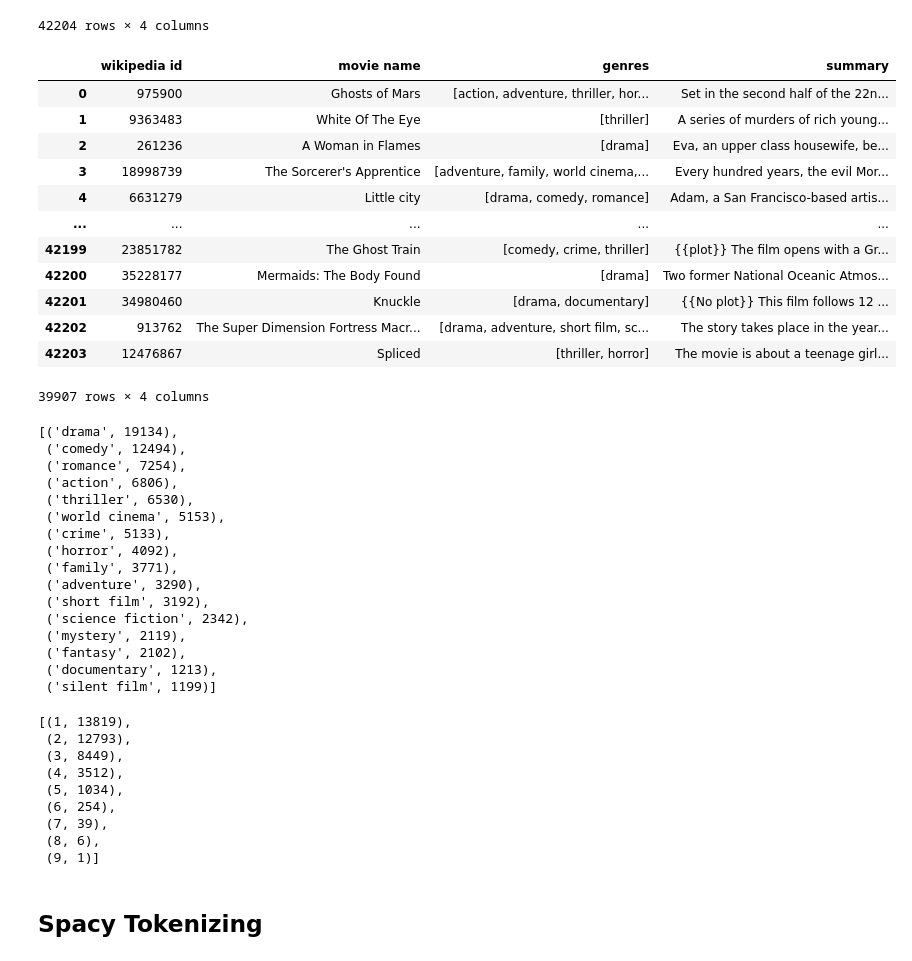
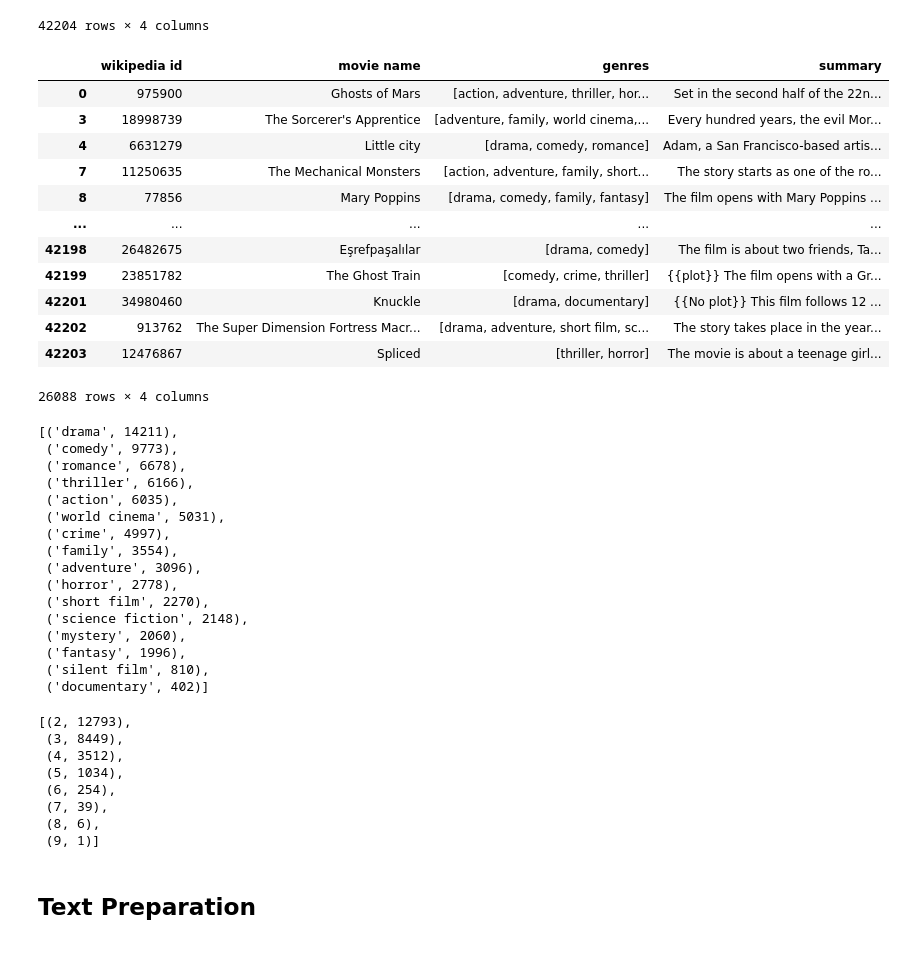
Before and after one commit to CIT-NLP/NLP-final-project, a Jupyter notebook: 366_final_project_preprocessing.ipynb, the cells around one changed output. Cells and saved outputs as stored; diff of their text form; code cells hidden in the pictures.

```diff
--- a/366_final_project_preprocessing.ipynb
+++ b/366_final_project_preprocessing.ipynb
@@ -178,71 +142,80 @@ df
 # %%
 import re
 
+# targets
 regex_list = ['drama', 'comedy', 'action', 'adventure', 'roman', 'crime',
               'thriller', 'family', 'world cinema', 'horror',
               'short film', 'science fiction', 'mystery',
               'fantasy', 'documentary', 'silent film']
 
+# compiled regex
 compiled_regex = [re.compile(regex) for regex in regex_list]
 
 
+# collapse genres to only include those in targets
 def collapse_genres(genres, regex_list, compiled_regex):
   new_gen_l = []
 
   for i, co_regex in enumerate(compiled_regex):
     found = list(filter(co_regex.match, genres))
     if found:
       if regex_list[i] == 'roman':
         new_gen_l.append('romance')
       else:
         new_gen_l.append(regex_list[i])
 
   return new_gen_l
 
 
 df.genres = df.genres.apply(lambda l: collapse_genres(l, regex_list, compiled_regex))
 
 # remove rows with empty genre lists
 df = df[df.genres.astype(bool)]
 
+
+# remove rows with only one genre listed
+df = df[df.genres.map(len) > 1]
+
 df
 # %% [output]
 |  | wikipedia id | movie name | genres | summary |
 | 0 | 975900 | Ghosts of Mars | [action, adventure, thriller, hor... | Set in the second half of the 22n... |
-| 1 | 9363483 | White Of The Eye | [thriller] | A series of murders of rich young... |
-| 2 | 261236 | A Woman in Flames | [drama] | Eva, an upper class housewife, be... |
 | 3 | 18998739 | The Sorcerer's Apprentice | [adventure, family, world cinema,... | Every hundred years, the evil Mor... |
 | 4 | 6631279 | Little city | [drama, comedy, romance] | Adam, a San Francisco-based artis... |
+| 7 | 11250635 | The Mechanical Monsters | [action, adventure, family, short... | The story starts as one of the ro... |
+| 8 | 77856 | Mary Poppins | [drama, comedy, family, fantasy] | The film opens with Mary Poppins ... |
 | ... | ... | ... | ... | ... |
+| 42198 | 26482675 | Eşrefpaşalılar | [drama, comedy] | The film is about two friends, Ta... |
 | 42199 | 23851782 | The Ghost Train | [comedy, crime, thriller] | {{plot}} The film opens with a Gr... |
-| 42200 | 35228177 | Mermaids: The Body Found | [drama] | Two former National Oceanic Atmos... |
 | 42201 | 34980460 | Knuckle | [drama, documentary] | {{No plot}} This film follows 12 ... |
 | 42202 | 913762 | The Super Dimension Fortress Macr... | [drama, adventure, short film, sc... | The story takes place in the year... |
 | 42203 | 12476867 | Spliced | [thriller, horror] | The movie is about a teenage girl... |
-39907 rows × 4 columns
+26088 rows × 4 columns
 # %%
+# genre counts following cleaning
 count = Counter()
 df.genres.apply(count.update)
 
 count.most_common()
 # %% [output]
-[('drama', 19134),
- ('comedy', 12494),
- ('romance', 7254),
- ('action', 6806),
- ('thriller', 6530),
- ('world cinema', 5153),
- ('crime', 5133),
- ('horror', 4092),
- ('family', 3771),
- ('adventure', 3290),
- ('short film', 3192),
- ('science fiction', 2342),
- ('mystery', 2119),
- ('fantasy', 2102),
- ('documentary', 1213),
- ('silent film', 1199)]
+[('drama', 14211),
+ ('comedy', 9773),
+ ('romance', 6678),
+ ('thriller', 6166),
+ ('action', 6035),
+ ('world cinema', 5031),
+ ('crime', 4997),
+ ('family', 3554),
+ ('adventure', 3096),
+ ('horror', 2778),
+ ('short film', 2270),
+ ('science fiction', 2148),
+ ('mystery', 2060),
+ ('fantasy', 1996),
+ ('silent film', 810),
+ ('documentary', 402)]
 # %%
+# genre stats
 df3gencs = []
 for genre in df.genres:
     c = 0
@@ -253,8 +226,7 @@ for genre in df.genres:
 df3countsCounter = Counter(df3gencs)
 df3countsCounter.most_common()
 # %% [output]
-[(1, 13819),
- (2, 12793),
+[(2, 12793),
  (3, 8449),
  (4, 3512),
  (5, 1034),
@@ -262,8 +234,12 @@ df3countsCounter.most_common()
  (7, 39),
  (8, 6),
  (9, 1)]
-# %% [markdown]
-## Spacy Tokenizing
+# %% [markdown]
+
+
+
+
+## Text Preparation
 # %%
 !pip install -Uqq spacy
 !python -m spacy download en_core_web_sm
```
Also changed, not shown: parts of 15 cells of this notebook.
